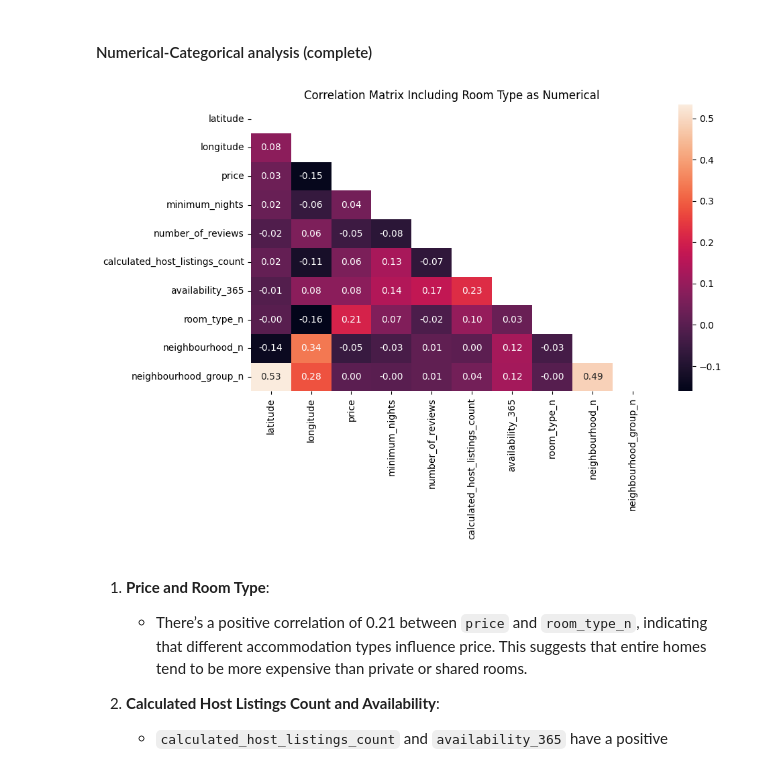
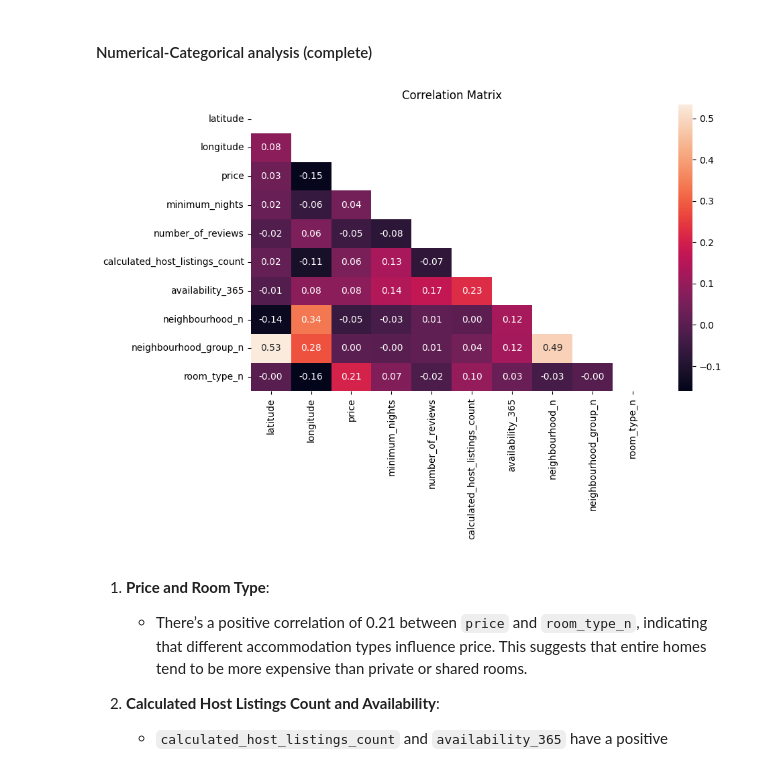
Before and after one commit to RitaViegas/RitaViegas---machine-learning-python-template, a Jupyter notebook: src/explore.ipynb, the cells around one changed output. Cells and saved outputs as stored; diff of their text form; code cells hidden in the pictures.

```diff
--- a/src/explore.ipynb
+++ b/src/explore.ipynb
@@ -423,0 +397,3 @@ print(airbnb_data_n.head())
+# %%
+airbnb_data_n = airbnb_data.copy()
+airbnb_data_n.head()
@@ -423,0 +407,18 @@ print(airbnb_data_n.head())
+# %%
+# --- CÓDIGO PARA RECARREGAR E APLICAR O MAPEAMENTO A PARTIR DO JSON ---
+
+# Carrega os mapeamentos JSON e aplica-os no DataFrame
+with open("neighbourhood_n.json", "r") as f:
+    neighbourhood_dict = json.load(f)
+airbnb_data_n["neighbourhood_n"] = airbnb_data_n["neighbourhood"].map(neighbourhood_dict)
+
+with open("neighbourhood_group_n.json", "r") as f:
+    neighbourhood_group_dict = json.load(f)
+airbnb_data_n["neighbourhood_group_n"] = airbnb_data_n["neighbourhood_group"].map(neighbourhood_group_dict)
+
+with open("room_type_n.json", "r") as f:
+    room_type_dict = json.load(f)
+airbnb_data_n["room_type_n"] = airbnb_data_n["room_type"].map(room_type_dict)
+# %%
+airbnb_data_n.drop(columns=['neighbourhood_group', 'neighbourhood', 'room_type'], inplace=True)
+airbnb_data_n.head(3)
@@ -428,15 +434,15 @@ print(airbnb_data_n.head())
 # %%
 import numpy as np
 
 plt.figure(figsize=(10, 7))
 
 sns.heatmap(airbnb_data_n.corr(), annot=True, fmt=".2f", mask= np.triu(airbnb_data_n.corr()))
-plt.title("Correlation Matrix Including Room Type as Numerical")
+plt.title("Correlation Matrix")
 
 plt.tight_layout()
 plt.show()
 # %% [output]
-[figure, old version]
+[figure, new version]
 # %% [markdown]
 
 1. **Price and Room Type**:
```
Also changed, not shown: parts of 16 cells of this notebook, 9 other files.
